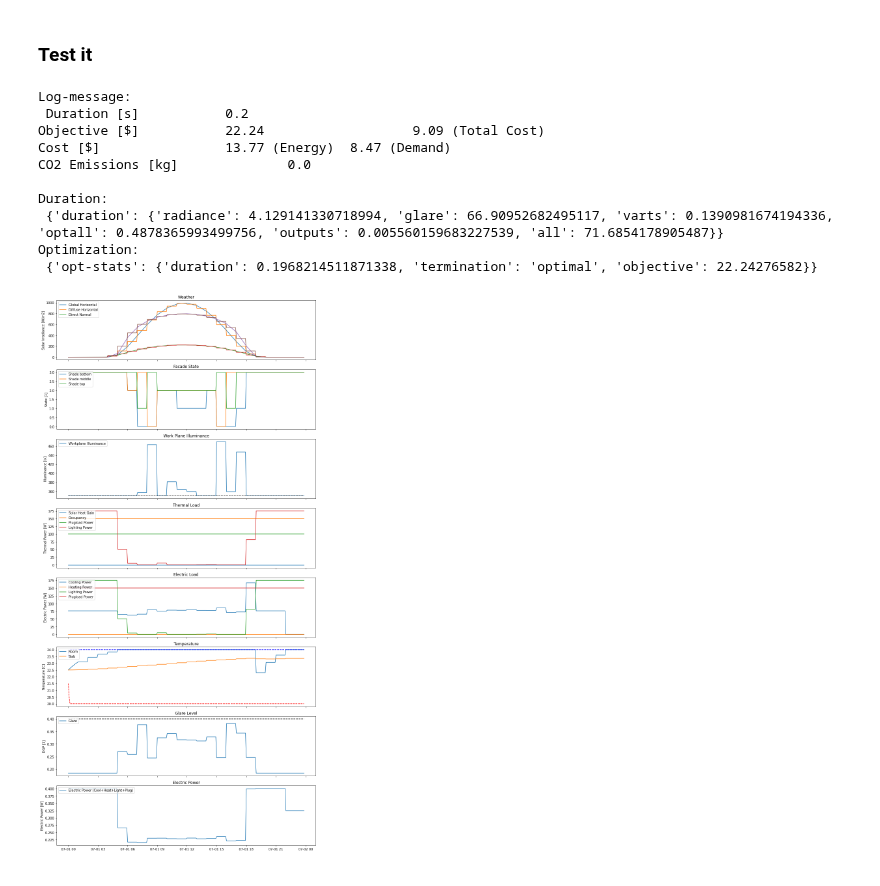
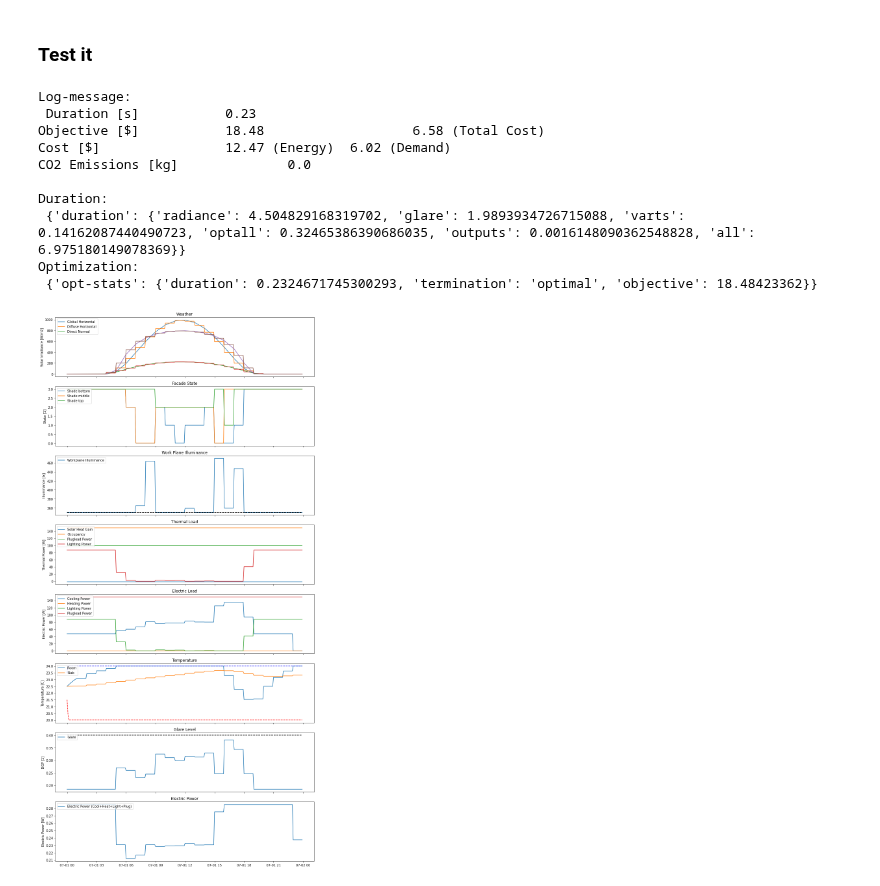
Before and after one commit to LBNL-ETA/AFC, a Jupyter notebook: dev/Development-JsonParser.ipynb, the cells around one changed output. Drawn from its saved outputs; the diff is of its cells as text; code cells hidden in the pictures.

Commit message:
Added timezone, elevation and updated weather

```diff
--- a/dev/Development-JsonParser.ipynb
+++ b/dev/Development-JsonParser.ipynb
@@ -186,48 +197,43 @@ from afc.utility.weather import read_tmy3
 from afc.ctrlWrapper import Controller, make_inputs
 from afc.utility.plotting import plot_standard1
 # %%
+from afc.utility.weather import example_weather_forecast
+from afc.defaultConfig import default_parameter
+
 # Import and read weather (forecast) data
-weather_path = os.path.join(os.path.dirname(root), 'dev', 'resources', 'weather',
-    'USA_CA_San.Francisco.Intl.AP.724940_TMY3.csv')
-weather, info = read_tmy3(weather_path, coerce_year=2023)
-weather = weather.resample('5min').interpolate()
-st = dtm.datetime(2023, 7, 1)
-wf = weather.loc[st:st+pd.DateOffset(hours=24),]
-wf = wf[['temp_air','dni','dhi','wind_speed']+['ghi']].copy()
-wf = wf[wf.index.date == wf.index[0].date()]
+wf = example_weather_forecast(date='2023-07-01')
+df = wf[wf.index.date == wf.index[0].date()]
 
 # Initialize controller
 ctrl = Controller()
 
 # Path to json configuration
 json_config_path = DEFAULT_JSON_PATH
 
 # Create the inputs vector
 parameter = read_json_config(json_config_path)
 inputs = make_inputs(parameter, wf)
 
 # Query controller
 ctrl.do_step(inputs=inputs) # Initialize
 print('Log-message:\n', ctrl.do_step(inputs=inputs))
 print('Duration:\n', ctrl.get_output(keys=['duration']))
 print('Optimization:\n', ctrl.get_output(keys=['opt-stats']))
-df = pd.DataFrame(ctrl.get_output(keys=['output-data'])['output-data'])
-df.index = pd.to_datetime(pd.to_numeric(df.index), unit='ms')
-
+df = pd.read_json(io.StringIO(ctrl.get_output(keys=['output-data'])['output-data']))
 
 # Remove slab constraints for plotting
 df['Temperature 1 Min [C]'] = None
 df['Temperature 1 Max [C]'] = None
 plot_standard1(pd.concat([wf, df], axis=1).ffill().iloc[:-1])
 # %% [output]
 Log-message:
- Duration [s]           0.2
-Objective [$]           22.24                   9.09 (Total Cost)
-Cost [$]                13.77 (Energy)  8.47 (Demand)
+ Duration [s]           0.23
+Objective [$]           18.48                   6.58 (Total Cost)
+Cost [$]                12.47 (Energy)  6.02 (Demand)
 CO2 Emissions [kg]              0.0
 
 Duration:
- {'duration': {'radiance': 4.129141330718994, 'glare': 66.90952682495117, 'varts': 0.1390981674194336, 'optall': 0.4878365993499756, 'outputs': 0.005560159683227539, 'all': 71.6854178905487}}
+ {'duration': {'radiance': 4.504829168319702, 'glare': 1.9893934726715088, 'varts': 0.14162087440490723, 'optall': 0.32465386390686035, 'outputs': 0.0016148090362548828, 'all': 6.975180149078369}}
 Optimization:
- {'opt-stats': {'duration': 0.1968214511871338, 'termination': 'optimal', 'objective': 22.24276582}}
+ {'opt-stats': {'duration': 0.2324671745300293, 'termination': 'optimal', 'objective': 18.48423362}}
-[figure, old version]
+[figure, new version]
```
Also changed, not shown: parts of 2 cells of this notebook, 5 other files.
